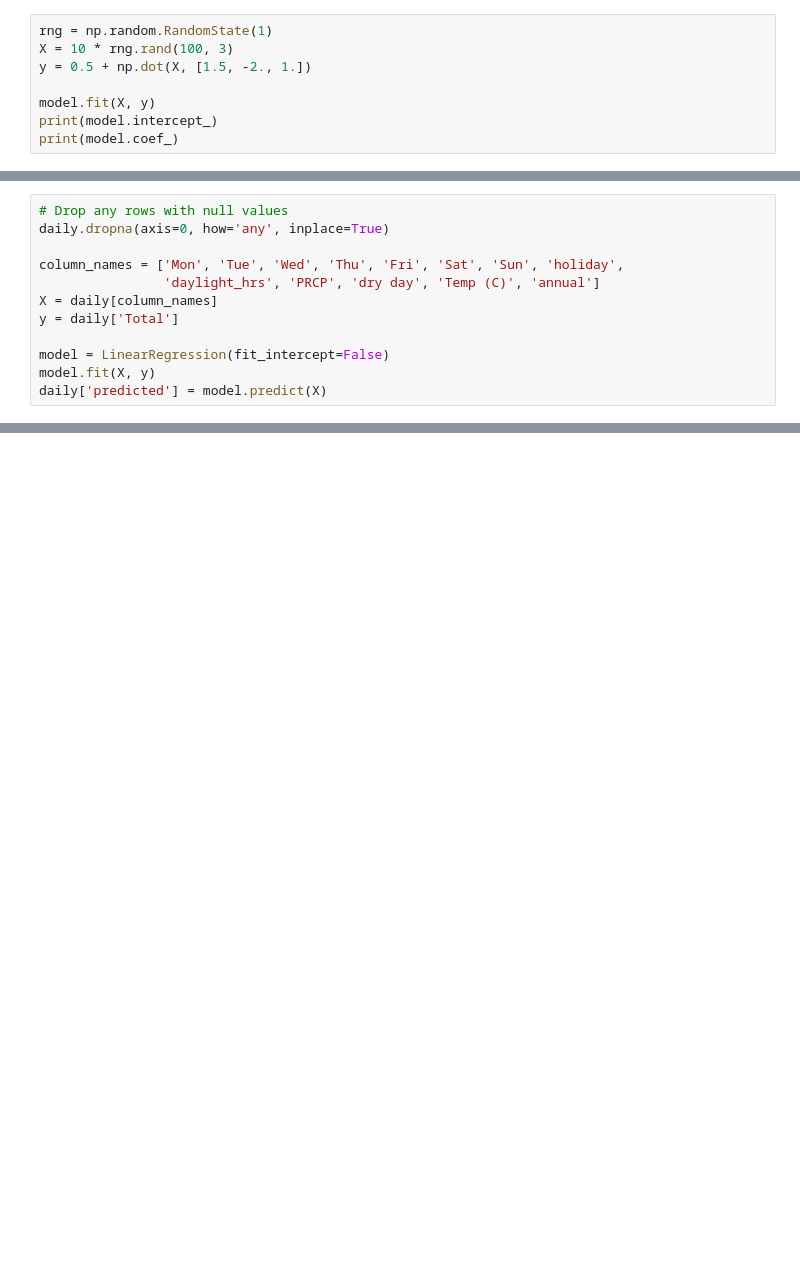
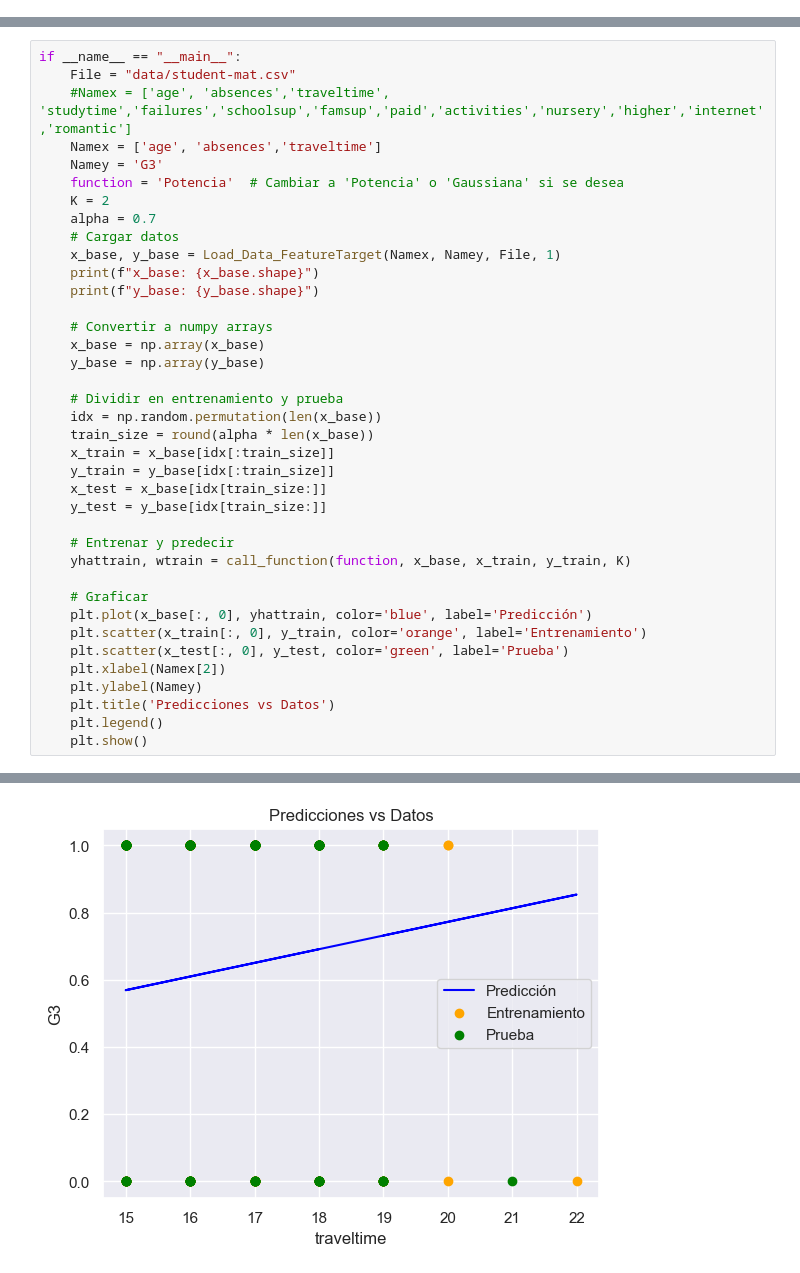
Before and after one commit to caarroya/Maestria_Programacion, a Jupyter notebook: Supervisados/EntregaNumeroUno/RegresionLineal.ipynb, the cells around one changed output, grey strips where cells are left out. Drawn from its saved outputs; the diff is of its cells as text; blank space fills up the shorter version.

Commit message:
modeloRegresionLinel

```diff
--- a/Supervisados/EntregaNumeroUno/RegresionLineal.ipynb
+++ b/Supervisados/EntregaNumeroUno/RegresionLineal.ipynb
@@ -73,8 +0,0 @@ The multidimensional nature of such regressions makes them more difficult to vis
-# %%
-rng = np.random.RandomState(1)
-X = 10 * rng.rand(100, 3)
-y = 0.5 + np.dot(X, [1.5, -2., 1.])
-
-model.fit(X, y)
-print(model.intercept_)
-print(model.coef_)
@@ -371,12 +0,0 @@ We will set ``fit_intercept = False``, because the daily flags essentially opera
-# %%
-# Drop any rows with null values
-daily.dropna(axis=0, how='any', inplace=True)
-
-column_names = ['Mon', 'Tue', 'Wed', 'Thu', 'Fri', 'Sat', 'Sun', 'holiday',
-                'daylight_hrs', 'PRCP', 'dry day', 'Temp (C)', 'annual']
-X = daily[column_names]
-y = daily['Total']
-
-model = LinearRegression(fit_intercept=False)
-model.fit(X, y)
-daily['predicted'] = model.predict(X)
@@ -451,0 +183,39 @@ These are all potentially interesting effects, and you now have the tools to beg
+# %%
+if __name__ == "__main__":
+    File = "data/student-mat.csv"
+    #Namex = ['age', 'absences','traveltime',	'studytime','failures','schoolsup','famsup','paid','activities','nursery','higher','internet','romantic']
+    Namex = ['age', 'absences','traveltime']
+    Namey = 'G3'
+    function = 'Potencia'  # Cambiar a 'Potencia' o 'Gaussiana' si se desea
+    K = 2
+    alpha = 0.7
+    # Cargar datos
+    x_base, y_base = Load_Data_FeatureTarget(Namex, Namey, File, 1)
+    print(f"x_base: {x_base.shape}")
+    print(f"y_base: {y_base.shape}")
+
+    # Convertir a numpy arrays
+    x_base = np.array(x_base)
+    y_base = np.array(y_base)
+
+    # Dividir en entrenamiento y prueba
+    idx = np.random.permutation(len(x_base))
+    train_size = round(alpha * len(x_base))
+    x_train = x_base[idx[:train_size]]
+    y_train = y_base[idx[:train_size]]
+    x_test = x_base[idx[train_size:]]
+    y_test = y_base[idx[train_size:]]
+
+    # Entrenar y predecir
+    yhattrain, wtrain = call_function(function, x_base, x_train, y_train, K)
+
+    # Graficar
+    plt.plot(x_base[:, 0], yhattrain, color='blue', label='Predicción')
+    plt.scatter(x_train[:, 0], y_train, color='orange', label='Entrenamiento')
+    plt.scatter(x_test[:, 0], y_test, color='green', label='Prueba')
+    plt.xlabel(Namex[2])
+    plt.ylabel(Namey)
+    plt.title('Predicciones vs Datos')
+    plt.legend()
+    plt.show()
+# %% [output]
@@ -451,0 +225 @@ These are all potentially interesting effects, and you now have the tools to beg
+[figure, added]
```
Also changed, not shown: parts of 76 cells of this notebook, 21 other files.
